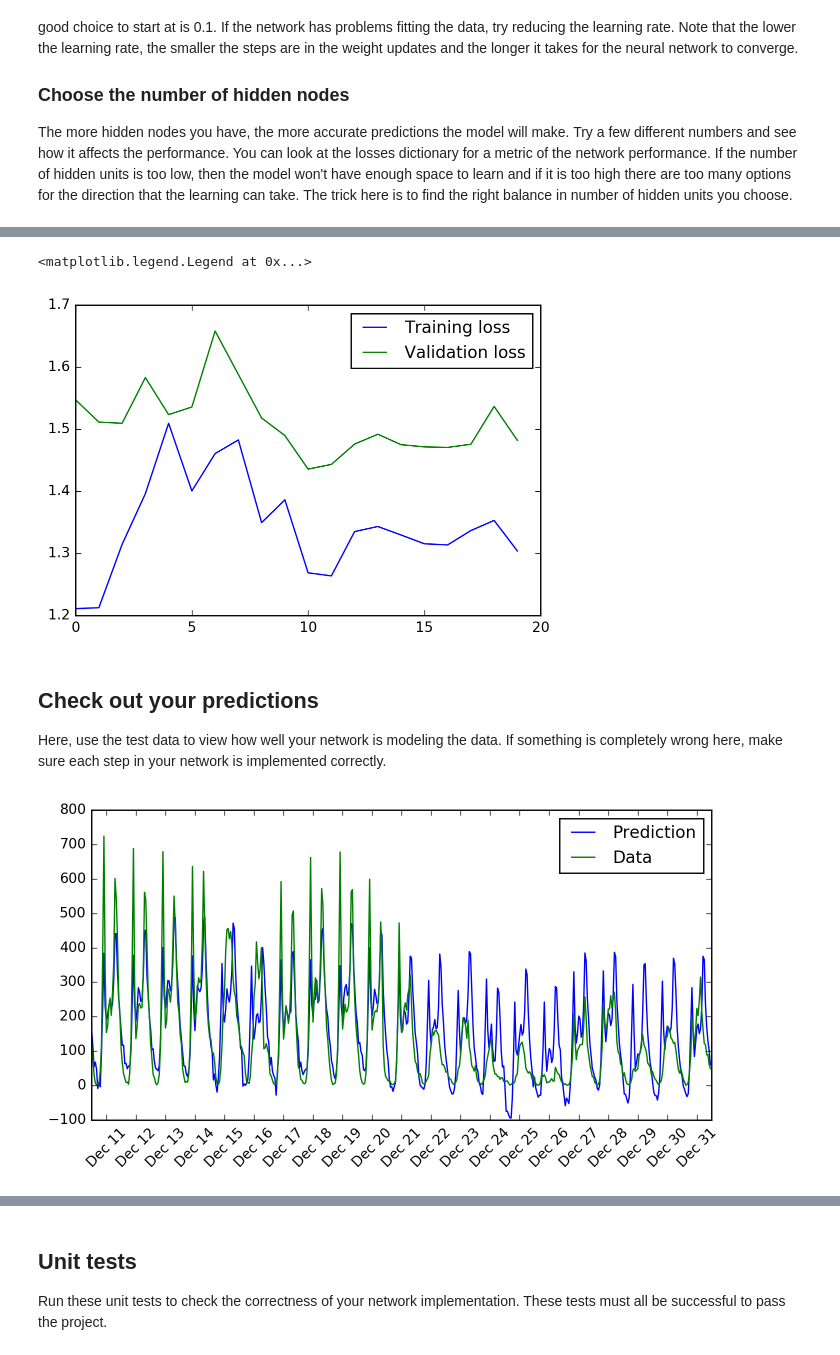
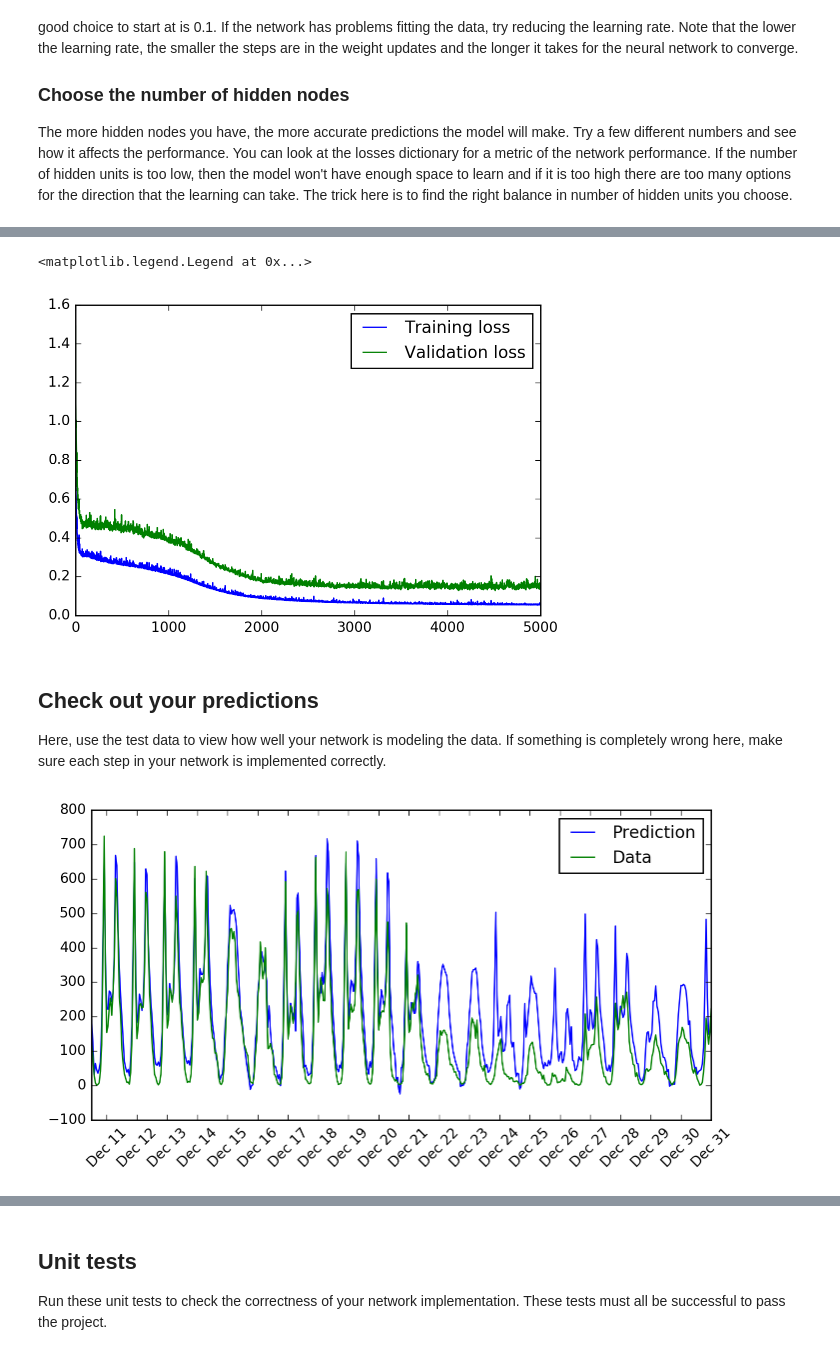
Before and after one commit to alexwalchli/udacity-first-neural-network, a Jupyter notebook: dlnd-your-first-neural-network.ipynb, the cells around one changed output, grey strips where cells are left out. Saved outputs shown, nothing was run; the diff lists cells and outputs as text; code cells hidden in the pictures.

```diff
--- a/dlnd-your-first-neural-network.ipynb
+++ b/dlnd-your-first-neural-network.ipynb
@@ -137,53 +137,29 @@ class NeuralNetwork(object):
         inputs = np.array(inputs_list, ndmin=2).T
         targets = np.array(targets_list, ndmin=2).T
 
-        #### Implement the forward pass here ####
-        ### Forward pass ###
-
         hidden_inputs = np.dot(self.weights_input_to_hidden, inputs)
         hidden_outputs = self.activation_function(hidden_inputs)
 
         final_inputs = np.dot(self.weights_hidden_to_output, hidden_outputs)
-        # output layer has no activation, inputs same as output
         final_outputs = final_inputs
-
-        #### Implement the backward pass here ####
-        ### Backward pass ###
 
         output_errors = targets - final_outputs
         output_grad = 1
         hidden_errors = np.dot(self.weights_hidden_to_output.T, output_errors)
         hidden_grad = self.derivative(hidden_outputs)
 
-        # update hidden-to-output weights with gradient descent step
         self.weights_hidden_to_output += self.lr * np.dot(output_errors * output_grad, hidden_outputs.T)
-        # update input-to-hidden weights with gradient descent step
         self.weights_input_to_hidden += self.lr * np.dot(hidden_errors * hidden_grad, inputs.T)
-
-#         print("inputs.shape", inputs.shape)
-#         print("targets.shape", targets.shape)
-#         print ("hidden_inputs.shape: ", hidden_inputs.shape)
-#         print ("final_inputs.shape: ", final_inputs.shape)
-#         print ("final_outputs.shape: ", final_outputs.shape)
-#         print ("output_errors.shape: ", output_errors.shape)
-#         print ("hidden_errors.shape: ", hidden_errors.shape)
-#         print ("hidden_grad.shape: ", hidden_grad.shape)
-#         print("self.weights_hidden_to_output.shape", self.weights_hidden_to_output.shape)
-#         print("self.weights_input_to_hidden.shape", self.weights_input_to_hidden.shape)
-#         raise Exception('debug')
 
     def run(self, inputs_list):
         # Run a forward pass through the network
         inputs = np.array(inputs_list, ndmin=2).T
 
-        #### Implement the forward pass here ####
-        # TODO: Hidden layer
         hidden_inputs = np.dot(self.weights_input_to_hidden, inputs)
         hidden_outputs = self.activation_function(hidden_inputs)
 
-        # TODO: Output layer
-        final_inputs = np.dot(hidden_outputs.T, self.weights_hidden_to_output.T)
-        final_outputs = final_inputs # signals from final output layer
+        final_inputs = np.dot(self.weights_hidden_to_output, hidden_outputs)
+        final_outputs = final_inputs
 
         return final_outputs
 # %%
@@ -208,7 +184,7 @@ The more hidden nodes you have, the more accurate predictions the model will mak
 import sys
 
 ### Set the hyperparameters here ###
-epochs = 1000
+epochs = 5000
 learning_rate = 0.005
 hidden_nodes = 28
 output_nodes = 1
@@ -244,7 +219,7 @@ plt.legend()
 # plt.ylim(ymax=0.5)
 # %% [output]
 <matplotlib.legend.Legend at 0x...>
-[figure, old version]
+[figure, new version]
 # %% [markdown]
 ## Check out your predictions
 
@@ -252,16 +227,16 @@ Here, use the test data to view how well your network is modeling the data. If s
 # %%
 fig, ax = plt.subplots(figsize=(8,4))
 
 mean, std = scaled_features['cnt']
 predictions = network.run(test_features)*std + mean
-ax.plot(predictions, label='Prediction')
+ax.plot(predictions[0], label='Prediction')
 ax.plot((test_targets['cnt']*std + mean).values, label='Data')
 ax.set_xlim(right=len(predictions))
 ax.legend()
 
 dates = pd.to_datetime(rides.ix[test_data.index]['dteday'])
 dates = dates.apply(lambda d: d.strftime('%b %d'))
 ax.set_xticks(np.arange(len(dates))[12::24])
 _ = ax.set_xticklabels(dates[12::24], rotation=45)
 # %% [output]
-[figure, old version]
+[figure, new version]
```
Also changed, not shown: parts of 4 cells of this notebook.
